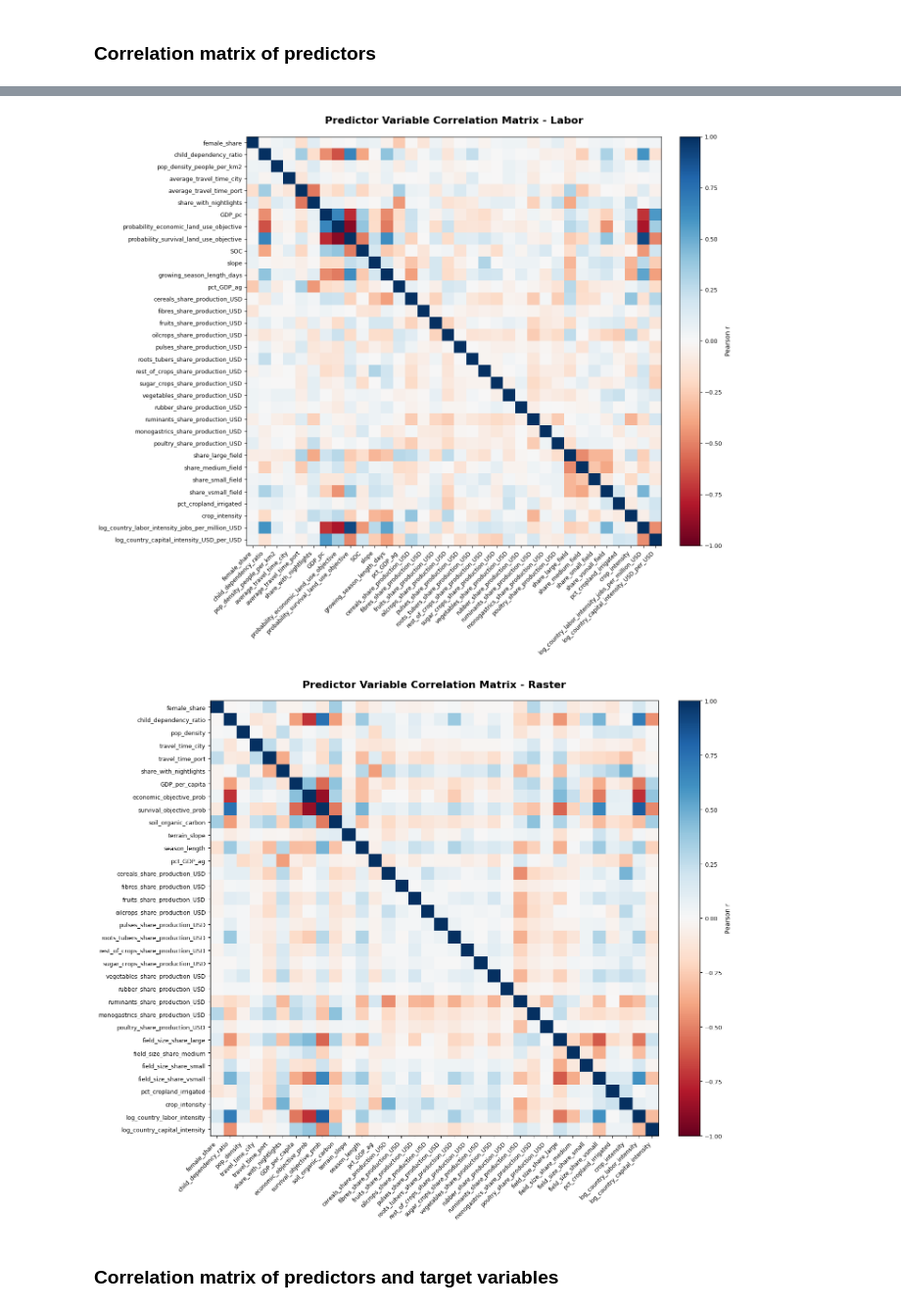
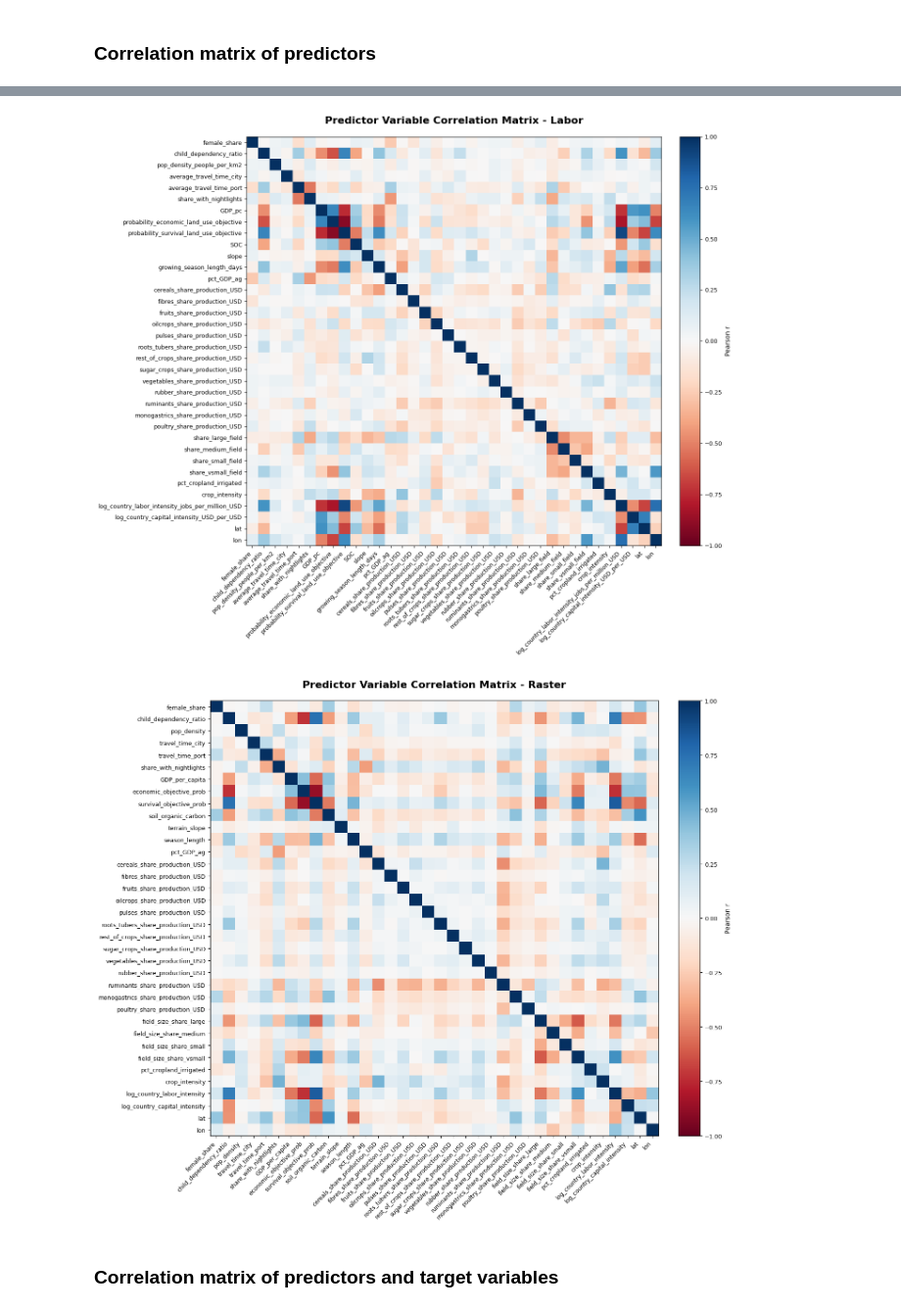
Before and after one commit to carinamani/AgDownscaling, a Jupyter notebook: 02_EDA/identify_colinear_predictors.ipynb, the cells around one changed output, grey strips where cells are left out. Shown at 98% size. Cells and saved outputs as stored; diff of their text form; code cells hidden in the pictures.

```diff
--- a/02_EDA/identify_colinear_predictors.ipynb
+++ b/02_EDA/identify_colinear_predictors.ipynb
@@ -91,7 +92,8 @@ predictor_cols = ['female_share', 'child_dependency_ratio',
        'monogastrics_share_production_USD', 'poultry_share_production_USD',
        'share_large_field', 'share_medium_field', 'share_small_field', 'share_vsmall_field',
        'pct_cropland_irrigated', 'crop_intensity',
-       'log_country_labor_intensity_jobs_per_million_USD', 'log_country_capital_intensity_USD_per_USD'
+       'log_country_labor_intensity_jobs_per_million_USD', 'log_country_capital_intensity_USD_per_USD',
+       'lat', 'lon'
 ]
 
 corr_labor = labor_model[predictor_cols].corr()
@@ -116,7 +118,7 @@ plt.show()
 
 fig.savefig(f"{fd}/predictor_corr_matrix_labor.png", dpi=300, bbox_inches='tight')
 # %% [output]
-[figure, old version]
+[figure, new version]
 # %%
 ### RASTER MODEL
 
@@ -133,35 +135,35 @@ predictor_cols = ['female_share', 'child_dependency_ratio',
        'rest_of_crops_share_production_USD',
        'sugar_crops_share_production_USD', 'vegetables_share_production_USD',
        'rubber_share_production_USD', 'ruminants_share_production_USD',
        'monogastrics_share_production_USD', 'poultry_share_production_USD',
        'field_size_share_large', 'field_size_share_medium', 'field_size_share_small', 'field_size_share_vsmall',
        'pct_cropland_irrigated', 'crop_intensity',
-       'log_country_labor_intensity', 'log_country_capital_intensity'
+       'log_country_labor_intensity', 'log_country_capital_intensity', 'lat', 'lon'
 ]
 
 corr_raster = raster_model[predictor_cols].corr()
 
 n_vars = len(predictor_cols)
 fig, ax = plt.subplots(figsize=(14, 12))
 
 cax = ax.imshow(corr_raster.values, cmap='RdBu', vmin=-1, vmax=1, aspect='auto')
 
 cbar = fig.colorbar(cax, ax=ax, fraction=0.046, pad=0.04)
 cbar.set_label('Pearson r', fontsize=10)
 cbar.ax.tick_params(labelsize=9)
 
 ax.set_xticks(range(n_vars))
 ax.set_yticks(range(n_vars))
 ax.set_xticklabels(predictor_cols, rotation=45, ha='right', fontsize=9)
 ax.set_yticklabels(predictor_cols, fontsize=9)
 
 ax.set_title("Predictor Variable Correlation Matrix - Raster", fontsize=16, weight='bold', pad=20)
 plt.tight_layout()
 plt.show()
 
 fig.savefig(f"{fd}/predictor_corr_matrix_raster.png", dpi=300, bbox_inches='tight')
 # %% [output]
-[figure, old version]
+[figure, new version]
 # %% [markdown]
 ### Correlation matrix of predictors and target variables
 # %%
```
Also changed, not shown: parts of 3 cells of this notebook, 4 other files.
